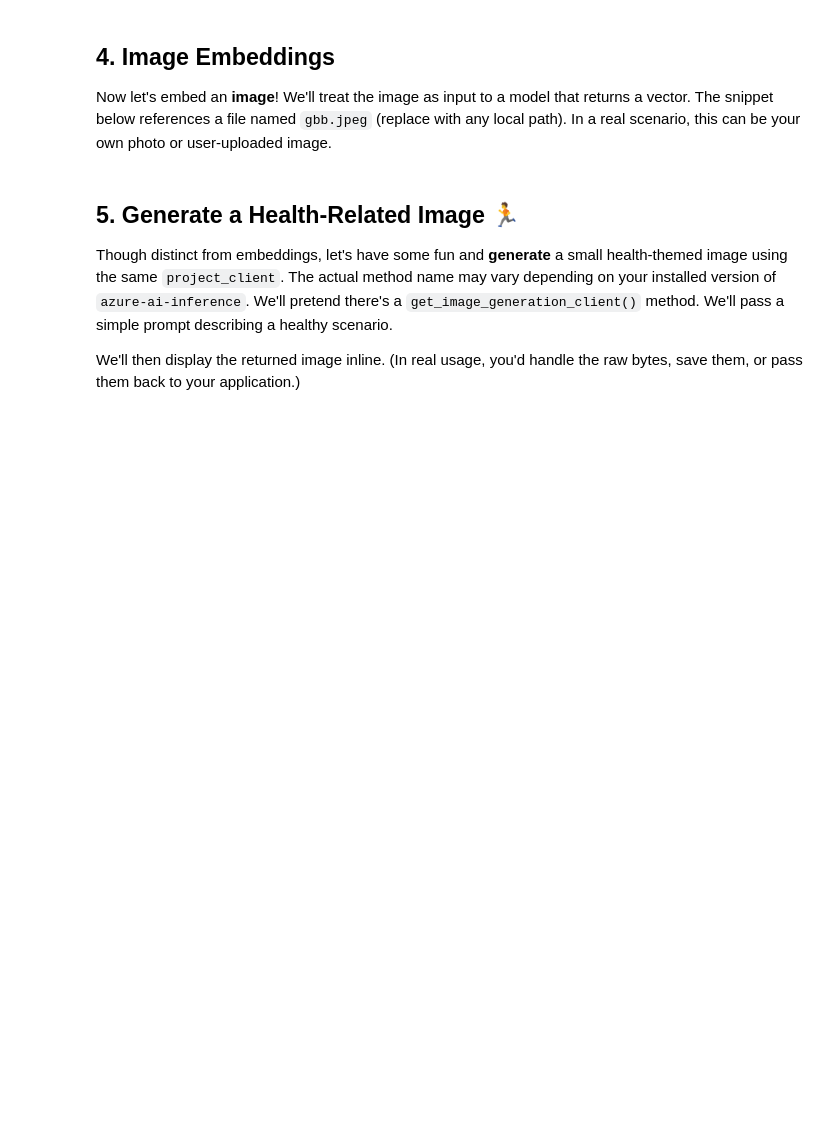
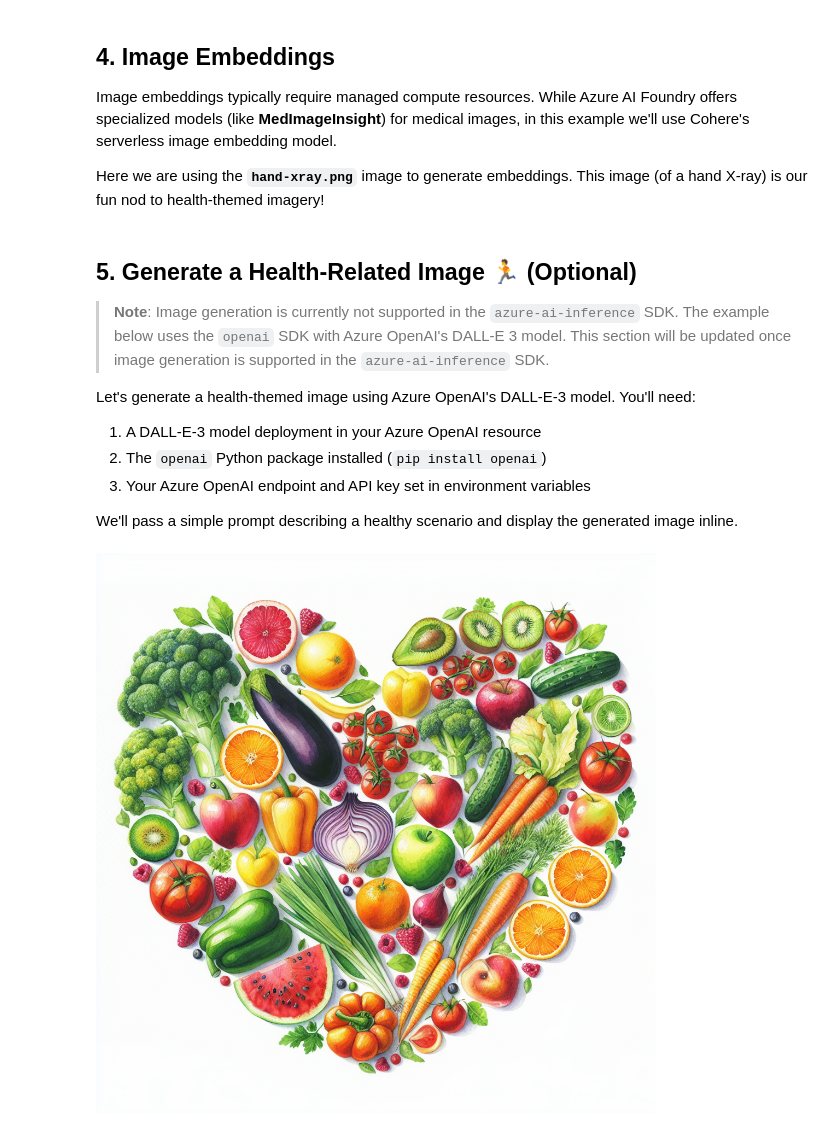
Before and after one commit to yujeny/ai-foundry-workshop, a Jupyter notebook: 2-notebooks/1-chat_completion/2-embeddings.ipynb, the cells around one changed output. Saved outputs shown, nothing was run; the diff lists cells and outputs as text; code cells hidden in the pictures; blank space fills up the shorter version.

Commit message:
update image embeddings notebook

```diff
--- a/2-notebooks/1-chat_completion/2-embeddings.ipynb
+++ b/2-notebooks/1-chat_completion/2-embeddings.ipynb
@@ -34,7 +38,6 @@ from pathlib import Path
 from azure.identity import DefaultAzureCredential
 from azure.ai.projects import AIProjectClient
 from azure.ai.inference.models import ImageEmbeddingInput
-from pathlib import Path
 
 # Load environment variables
 notebook_path = Path().absolute()
@@ -43,7 +46,8 @@ load_dotenv(parent_dir / '.env')
 
 # Retrieve from environment or fallback
 PROJECT_CONNECTION_STRING = os.environ.get("PROJECT_CONNECTION_STRING", "<your-connection-string>")
-MODEL_DEPLOYMENT_NAME = os.environ.get("EMBEDDING_MODEL_DEPLOYMENT_NAME", "text-embedding-3-small")
+TEXT_EMBEDDING_MODEL = os.environ.get("TEXT_EMBEDDING_MODEL", "text-embedding-3-small")
+IMAGE_EMBEDDING_MODEL = os.environ.get("IMAGE_EMBEDDING_MODEL", "Cohere-embed-v3-english")
 
 # Initialize project client
 try:
@@ -74,7 +78,7 @@ text_phrases = [
 try:
     with project_client.inference.get_embeddings_client() as embed_client:
         response = embed_client.embed(
-            model=MODEL_DEPLOYMENT_NAME,
+            model=TEXT_EMBEDDING_MODEL,
             input=text_phrases
         )
 
@@ -115,5 +119,7 @@ print("First few dims:", embedding_result[:8])
 # %% [markdown]
 ## 4. Image Embeddings
 
-Now let's embed an **image**! We'll treat the image as input to a model that returns a vector. The snippet below references a file named `gbb.jpeg` (replace with any local path). In a real scenario, this can be your own photo or user-uploaded image.
+Image embeddings typically require managed compute resources. While Azure AI Foundry offers specialized models (like **MedImageInsight**) for medical images, in this example we'll use Cohere's serverless image embedding model.
+
+Here we are using the **`hand-xray.png`** image to generate embeddings. This image (of a hand X-ray) is our fun nod to health-themed imagery!
 # %%
@@ -146,37 +141,57 @@ except Exception as e:
 # %% [markdown]
-## 5. Generate a Health-Related Image 🏃
+## 5. Generate a Health-Related Image 🏃 (Optional)
 
-Though distinct from embeddings, let's have some fun and **generate** a small health-themed image using the same `project_client`. The actual method name may vary depending on your installed version of `azure-ai-inference`. We'll pretend there's a `get_image_generation_client()` method. We'll pass a simple prompt describing a healthy scenario.
+> **Note**: Image generation is currently not supported in the `azure-ai-inference` SDK. The example below uses the `openai` SDK with Azure OpenAI's DALL-E 3 model. This section will be updated once image generation is supported in the `azure-ai-inference` SDK.
 
-We'll then display the returned image inline. (In real usage, you'd handle the raw bytes, save them, or pass them back to your application.)
+Let's generate a health-themed image using Azure OpenAI's DALL-E-3 model. You'll need:
+1. A DALL-E-3 model deployment in your Azure OpenAI resource
+2. The `openai` Python package installed (`pip install openai`)
+3. Your Azure OpenAI endpoint and API key set in environment variables
+
+We'll pass a simple prompt describing a healthy scenario and display the generated image inline.
 # %%
-import base64
-from IPython.display import Image, display
+import os
+from openai import AzureOpenAI
+import requests
+from PIL import Image
+from IPython.display import display
 
-# This block is pseudo-code / example, depending on your actual method names:
 def generate_health_image(prompt="A simple cartoon of a happy person jogging outdoors"):
     try:
-        with project_client.inference.get_image_generation_client() as gen_client:
-            gen_response = gen_client.generate(
-                model=MODEL_DEPLOYMENT_NAME,
-                prompt=prompt,
-                # possibly other params like size, etc.
-            )
-            # We'll assume gen_response has a base64 image or raw bytes in .data[0].
-            # This is just an example structure:
-            if gen_response.data:
-                image_bytes = gen_response.data[0].binary  # or .content, .image_bytes, etc.
-                return image_bytes
+        # Initialize Azure OpenAI client
+        client = AzureOpenAI(
+            api_version="2024-02-01",
+            api_key=os.getenv("AZURE_OPENAI_API_KEY", "YOUR-API-KEY"),
+            azure_endpoint=os.getenv("AZURE_OPENAI_ENDPOINT", "YOUR-AZURE-ENDPOINT")
+        )
+
+        # Generate image
+        result = client.images.generate(
+            model="dall-e-3", # your DALL-E 3 deployment name
+            prompt=prompt,
+            n=1
+        )
+
+        # Download and display image
+        image_url = result.data[0].url
+        image_data = requests.get(image_url).content
+
+        # Save temporarily and display
+        with open("temp_image.png", "wb") as f:
+            f.write(image_data)
+        img = Image.open("temp_image.png")
+        display(img)
+
+        # Clean up
+        os.remove("temp_image.png")
+
     except Exception as e:
         print("❌ Error generating image:", e)
-    return None
 
-# Let's do a quick run
-generated_img_data = generate_health_image()
-if generated_img_data:
-    display(Image(generated_img_data))
-else:
-    print("(No generated image data. This may be stub code for demonstration.)")
+# Let's try generating a health image
+generate_health_image("A watercolor painting of fresh fruits and vegetables arranged in a heart shape")
+# %% [output]
+[figure, added]
 # %% [markdown]
 ## 6. Wrap-Up & Next Steps
 🎉 We've shown how to:
```
Also changed, not shown: parts of 7 cells of this notebook, 5 other files.
